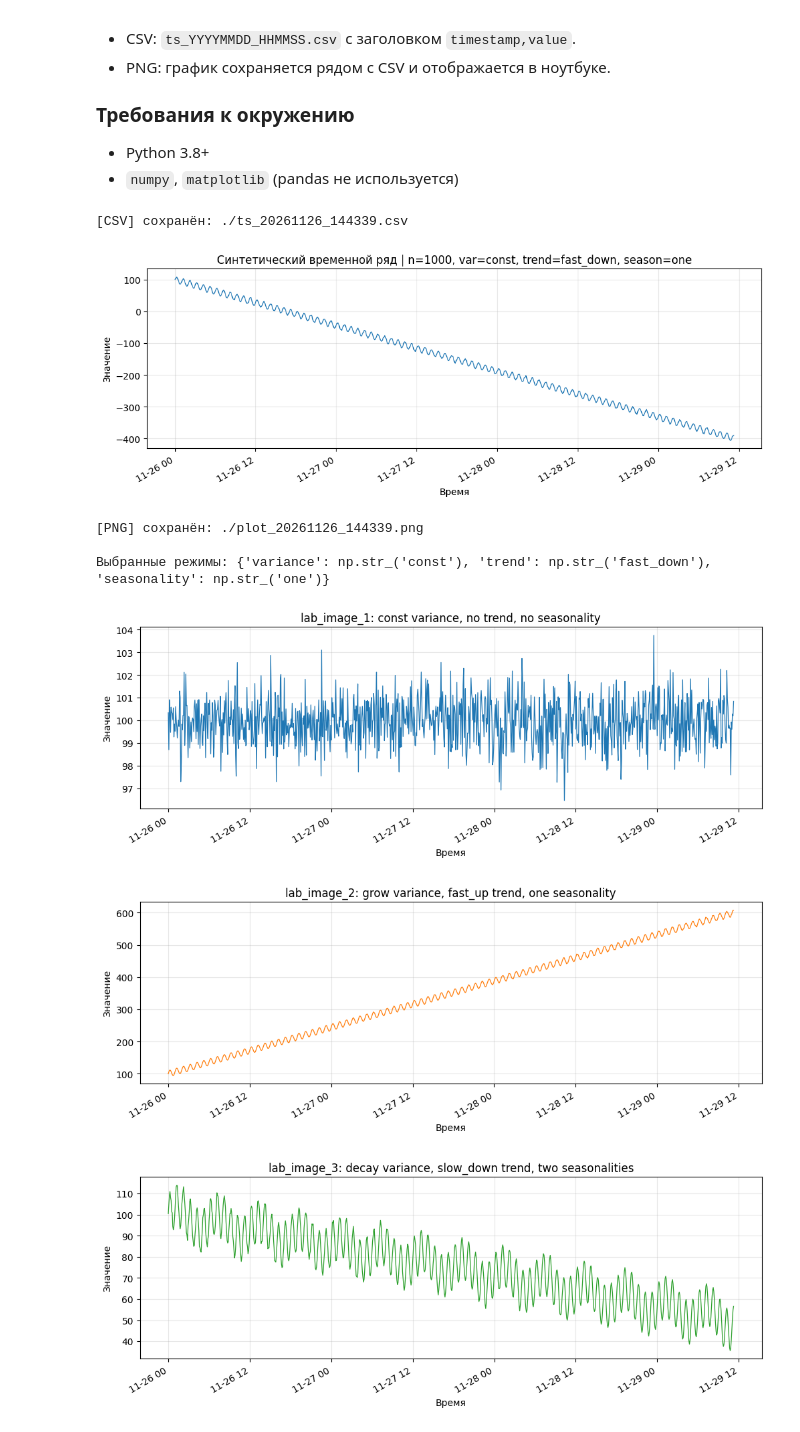
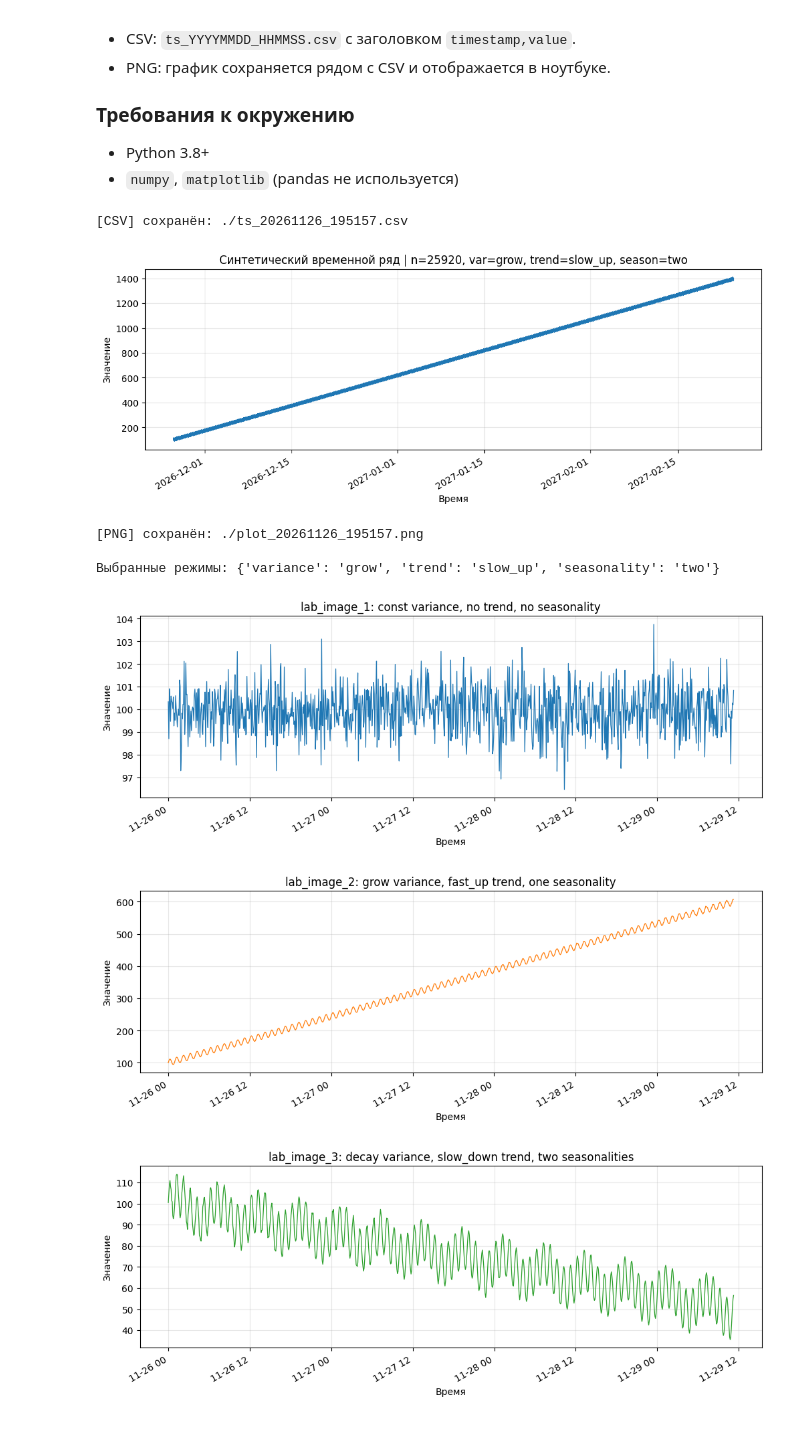
Before and after one commit to GrantEd-Ray/time_series, a Jupyter notebook: lab_1/lab_ts_generator.ipynb, the cells around one changed output. Drawn from its saved outputs; the diff is of its cells as text; code cells hidden in the pictures.

```diff
--- a/lab_1/lab_ts_generator.ipynb
+++ b/lab_1/lab_ts_generator.ipynb
@@ -109,7 +109,34 @@ def _apply_trend(n_points, mode='none', random_state=None):
     return trend
 
 
-def _apply_seasonality(n_points, mode='none', random_state=None):
+def get_seasonality_param(season_type, season_size=0, random_state=None):
+    res = 1
+    rng = np.random.default_rng(random_state)
+
+    match season_type:
+        case 'minute':
+            if season_size == 0:
+                season_size = rng.randint(1, 60)
+            res = res * season_size
+            break
+        case 'hour':
+            if season_size == 0:
+                season_size = rng.randint(1, 24)
+            res = res * 12 * season_size
+            break
+        case 'day':
+            if season_size == 0:
+                season_size = rng.randint(1, 30)
+            res = res * 12 * 24 * season_size
+            break
+        case 'week':
+            if season_size == 0:
+                season_size = rng.randint(1, 54)
+            res = res * 12 * 24 * 7 * season_size
+            break
+    return res
+
+def _apply_seasonality(n_points, mode='none', random_state=None, season_1_type = 'random', season_1_size = 0, season_2_type = 'random', season_2_size = 0):
     """
     Возвращает массив сезонной составляющей.
     Периоды: 1 час = 12 точек, 6 часов = 72 точки.
@@ -119,16 +146,24 @@ def _apply_seasonality(n_points, mode='none', random_state=None):
     if mode == 'random':
         mode = rng.choice(['none', 'one', 'two'])
 
+    if season_1_type == 'random':
+        season_1_type = rng.choice(['minute','hour', 'day', 'week'])
+    if season_2_type == 'random':
+        season_2_type = rng.choice(['minute','hour', 'day', 'week'])
+
+    season_1_param = get_seasonality_param(season_1_type, season_1_size, random_state)
+    season_2_param = get_seasonality_param(season_2_type, season_2_size, random_state)
+
     t = np.arange(n_points)
     if mode == 'none':
         season = np.zeros(n_points)
     elif mode == 'one':
         # Одна сезонность: период 1 час = 12 точек
-        season = 10.0 * np.sin(2 * np.pi * t / 12)
+        season = 10.0 * np.sin(2 * np.pi * t / season_1_param)
     elif mode == 'two':
         # Две накладывающиеся сезонности: 1 час (12 точек) и 6 часов (72 точки)
-        season = (10.0 * np.sin(2 * np.pi * t / 12) +
-                  5.0 * np.sin(2 * np.pi * t / 72))
+        season = (10.0 * np.sin(2 * np.pi * t / season_1_param) +
+                  5.0 * np.sin(2 * np.pi * t / season_2_param))
     else:
         raise ValueError(f"Неизвестный режим сезонности: {mode}")
     return season
@@ -147,6 +182,10 @@ def generate_time_series(
     save_plot=True,
     output_dir='.',
     verbose=True,
+    season_1_type = 'hour',
+    season_1_size = 1,
+    season_2_type = 'hour',
+    season_2_size = 6
 ):
     """
     Генерирует синтетический временной ряд с шагом 5 минут, начиная с 00:00 текущего дня.
@@ -192,7 +231,7 @@ def generate_time_series(
     # --- 3. Составляющие ряда ---
     sigma        = _apply_variance(n_points, var_mode, base_std, random_state=rng.integers(0, 2**31))
     trend_values = _apply_trend(n_points, trend_mode, random_state=rng.integers(0, 2**31))
-    season_values = _apply_seasonality(n_points, season_mode, random_state=rng.integers(0, 2**31))
+    season_values = _apply_seasonality(n_points, season_mode, random_state=rng.integers(0, 2**31), season_1_type=season_1_type, season_1_size=season_1_size, season_2_type=season_2_type, season_2_size=season_2_size)
     noise        = rng.normal(0.0, 1.0, n_points) * sigma
 
     values = base_value + trend_values + season_values + noise
@@ -250,10 +289,10 @@ def generate_time_series(
 
 # Генерация со случайными режимами
 ts, vals, info = generate_time_series(
-    n_points=1000,
-    variance='random',
-    trend='random',
-    seasonality='random',
+    n_points=90 * 24 * 12,
+    variance='grow',
+    trend='slow_up',
+    seasonality='two',
     random_state=42,
     output_dir='.',
 )
@@ -297,38 +336,38 @@ ax.plot(timestamps2, values2, linewidth=0.9, color='tab:orange')
 ax.set_title('lab_image_2: grow variance, fast_up trend, one seasonality')
 ax.set_xlabel('Время'); ax.set_ylabel('Значение'); ax.grid(alpha=0.3)
 fig.autofmt_xdate()
 fig.savefig('images/lab_image_2.png', dpi=120, bbox_inches='tight')
 plt.show()
 
 # --- Изображение 3: убывающая дисперсия, медленное убывание, две сезонности ---
 timestamps3, values3, _ = generate_time_series(
     n_points=1000,
     variance='decay',
     trend='slow_down',
     seasonality='two',
     random_state=3,
     save_csv=False,
     save_plot=False,
 )
 
 fig, ax = plt.subplots(figsize=(12, 4))
 ax.plot(timestamps3, values3, linewidth=0.9, color='tab:green')
 ax.set_title('lab_image_3: decay variance, slow_down trend, two seasonalities')
 ax.set_xlabel('Время'); ax.set_ylabel('Значение'); ax.grid(alpha=0.3)
 fig.autofmt_xdate()
 fig.savefig('images/lab_image_3.png', dpi=120, bbox_inches='tight')
 plt.show()
 
 print("Сохранено:")
 print(" images/lab_image_1.png")
 print(" images/lab_image_2.png")
 print(" images/lab_image_3.png")
 # %% [output]
-[CSV] сохранён: ./ts_20261126_144339.csv
+[CSV] сохранён: ./ts_20261126_195157.csv
-[figure, old version]
+[figure, new version]
-[PNG] сохранён: ./plot_20261126_144339.png
+[PNG] сохранён: ./plot_20261126_195157.png
 
-Выбранные режимы: {'variance': np.str_('const'), 'trend': np.str_('fast_down'), 'seasonality': np.str_('one')}
+Выбранные режимы: {'variance': 'grow', 'trend': 'slow_up', 'seasonality': 'two'}
 [figure]
 [figure]
 [figure]
```
